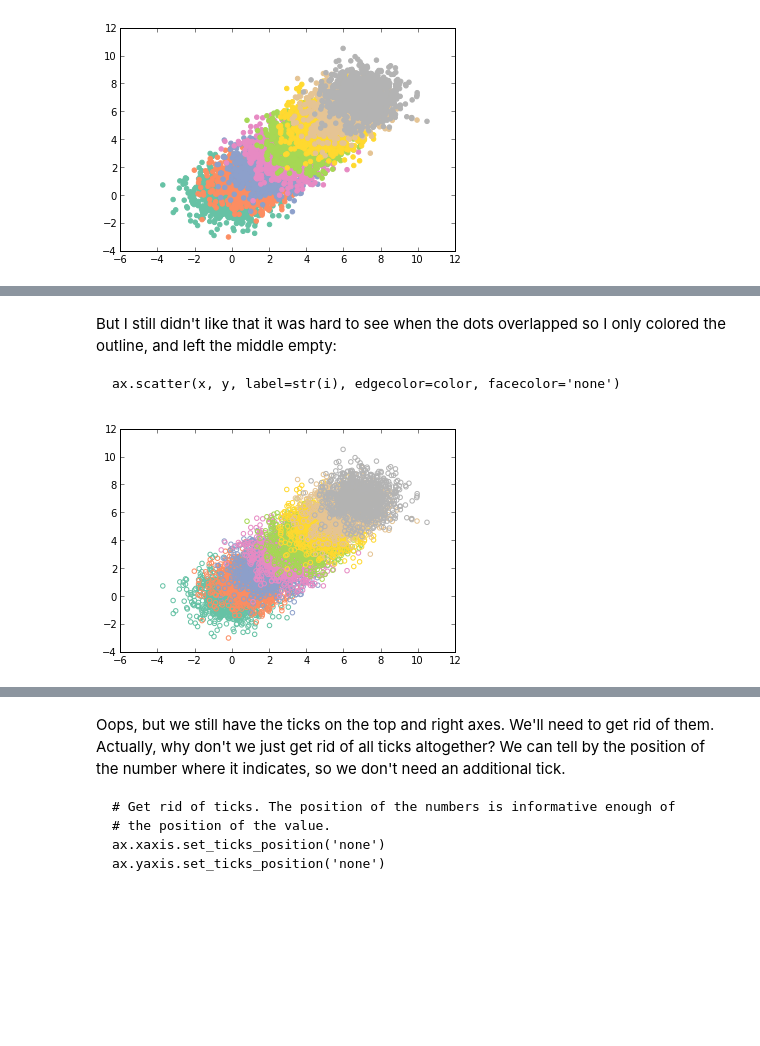
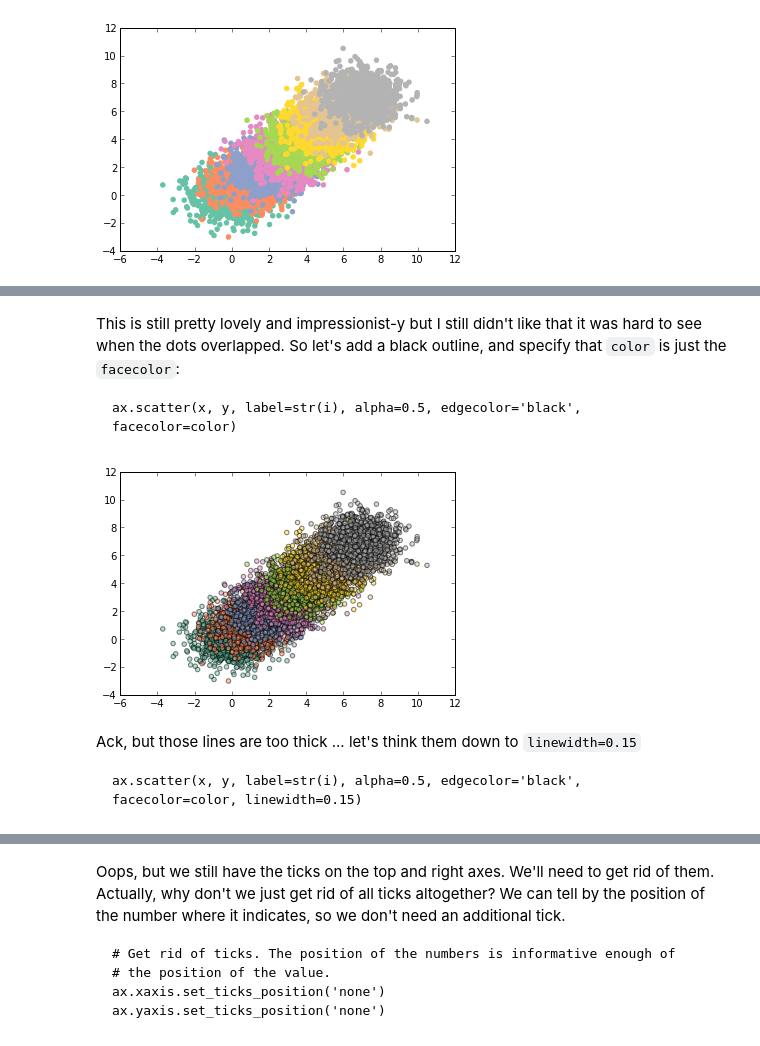
Before and after one commit to olgabot/prettyplotlib, a Jupyter notebook: examples/scatter.ipynb, the cells around one changed output, grey strips where cells are left out. Drawn from its saved outputs; the diff is of its cells as text; code cells hidden in the pictures; blank space fills up the shorter version.

Commit message:
made figures more consistent and standardized ipython notebooks

```diff
--- a/examples/scatter.ipynb
+++ b/examples/scatter.ipynb
@@ -54,0 +63,20 @@ for i in range(8):
+# %%
+import matplotlib.pyplot as mpl_plt
+import brewer2mpl
+
+# Get "Set2" colors from ColorBrewer (all colorbrewer scales: http://bl.ocks.org/mbostock/5577023)
+set2 = brewer2mpl.get_map('Set2', 'qualitative', 8).mpl_colors
+
+# Set the random seed for consistency
+np.random.seed(12)
+
+fig, ax = mpl_plt.subplots(1)
+
+# Show the whole color range
+for i in range(8):
+    x = np.random.normal(loc=i, size=1000)
+    y = np.random.normal(loc=i, size=1000)
+    color = set2[i]
+    ax.scatter(x, y, label=str(i), color=color, alpha=0.5)
+
+fig.savefig('scatter_matplotlib_improved_02_added_alpha.png')
@@ -55,24 +85,30 @@ for i in range(8):
 # %% [markdown]
-But I still didn't like that it was hard to see when the dots overlapped so I only colored the outline, and left the middle empty:
+This is still pretty lovely and impressionist-y but I still didn't like that it was hard to see when the dots overlapped. So let's add a black outline, and specify that `color` is just the `facecolor`:
 
-    ax.scatter(x, y, label=str(i), edgecolor=color, facecolor='none')
+    ax.scatter(x, y, label=str(i), alpha=0.5, edgecolor='black', facecolor=color)
 # %%
 import matplotlib.pyplot as mpl_plt
 import brewer2mpl
 
 # Get "Set2" colors from ColorBrewer (all colorbrewer scales: http://bl.ocks.org/mbostock/5577023)
 set2 = brewer2mpl.get_map('Set2', 'qualitative', 8).mpl_colors
 
 # Set the random seed for consistency
 np.random.seed(12)
 
 fig, ax = mpl_plt.subplots(1)
 
 # Show the whole color range
 for i in range(8):
     x = np.random.normal(loc=i, size=1000)
     y = np.random.normal(loc=i, size=1000)
     color = set2[i]
-    ax.scatter(x, y, label=str(i), edgecolor=color, facecolor='none')
+    ax.scatter(x, y, label=str(i), alpha=0.5, edgecolor='black', facecolor=color)
+
+fig.savefig('scatter_matplotlib_improved_03_added_outline.png')
 # %% [output]
-[figure, old version]
+[figure, new version]
+# %% [markdown]
+Ack, but those lines are too thick ... let's think them down to `linewidth=0.15`
+
+    ax.scatter(x, y, label=str(i), alpha=0.5, edgecolor='black', facecolor=color, linewidth=0.15)
```
Also changed, not shown: parts of 20 cells of this notebook, 52 other files.
